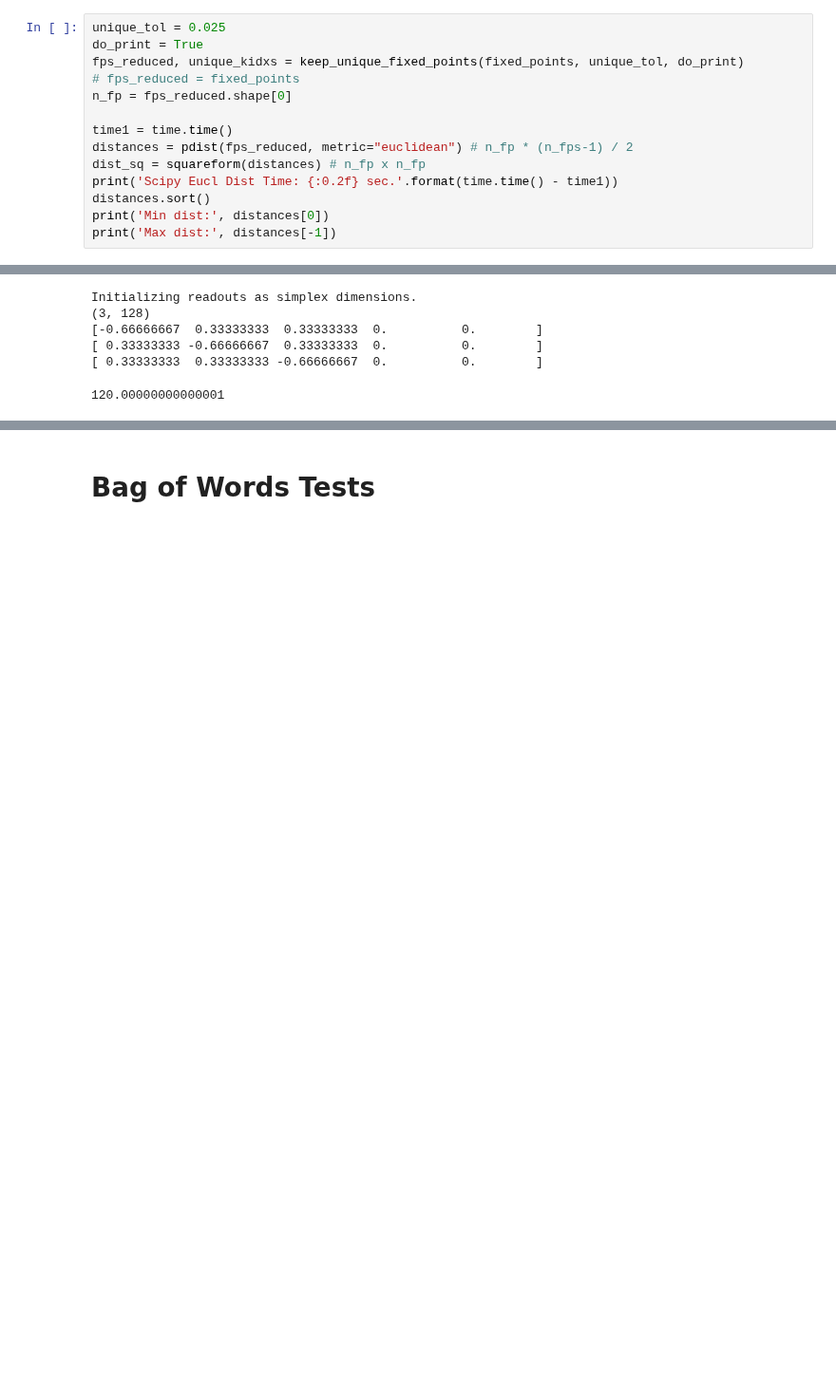
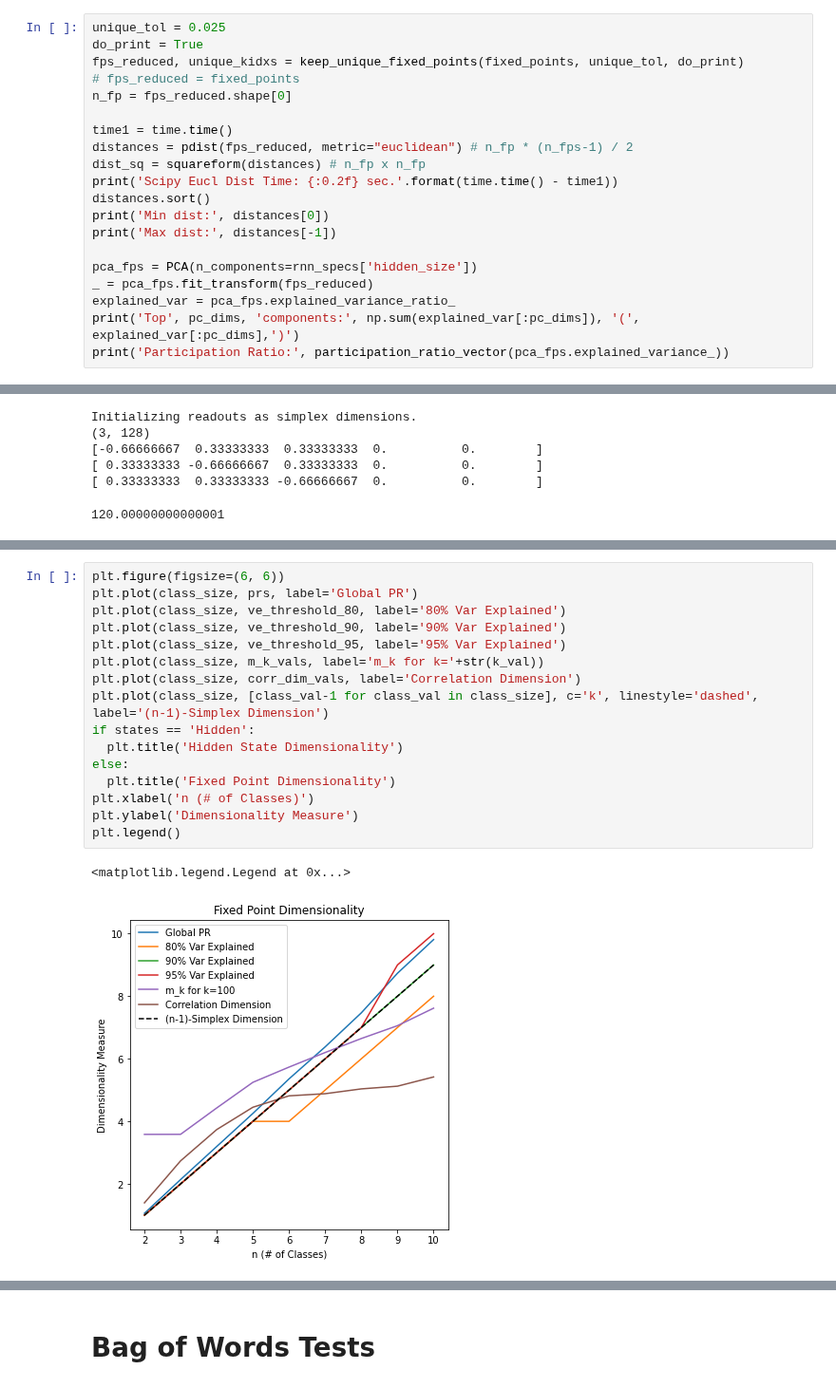
Before and after one commit to kaitken17/colab_based_projects, a Jupyter notebook: sythetic_analysis_multiclass.ipynb, the cells around one changed output, grey strips where cells are left out. Shown at 95% size. Cells and saved outputs as stored; diff of their text form; blank space fills up the shorter version.

```diff
--- a/sythetic_analysis_multiclass.ipynb
+++ b/sythetic_analysis_multiclass.ipynb
@@ -1881,4 +2085,10 @@ print('Scipy Eucl Dist Time: {:0.2f} sec.'.format(time.time() - time1))
 distances.sort()
 print('Min dist:', distances[0])
 print('Max dist:', distances[-1])
+
+pca_fps = PCA(n_components=rnn_specs['hidden_size'])
+_ = pca_fps.fit_transform(fps_reduced)
+explained_var = pca_fps.explained_variance_ratio_
+print('Top', pc_dims, 'components:', np.sum(explained_var[:pc_dims]), '(', explained_var[:pc_dims],')')
+print('Participation Ratio:', participation_ratio_vector(pca_fps.explained_variance_))
 # %% [output]
@@ -2464,0 +2742,19 @@ Initializing readouts as simplex dimensions.
+# %%
+plt.figure(figsize=(6, 6))
+plt.plot(class_size, prs, label='Global PR')
+plt.plot(class_size, ve_threshold_80, label='80% Var Explained')
+plt.plot(class_size, ve_threshold_90, label='90% Var Explained')
+plt.plot(class_size, ve_threshold_95, label='95% Var Explained')
+plt.plot(class_size, m_k_vals, label='m_k for k='+str(k_val))
+plt.plot(class_size, corr_dim_vals, label='Correlation Dimension')
+plt.plot(class_size, [class_val-1 for class_val in class_size], c='k', linestyle='dashed', label='(n-1)-Simplex Dimension')
+if states == 'Hidden':
+  plt.title('Hidden State Dimensionality')
+else:
+  plt.title('Fixed Point Dimensionality')
+plt.xlabel('n (# of Classes)')
+plt.ylabel('Dimensionality Measure')
+plt.legend()
+# %% [output]
+<matplotlib.legend.Legend at 0x...>
+[figure, added]
```
Also changed, not shown: parts of 27 cells of this notebook.
